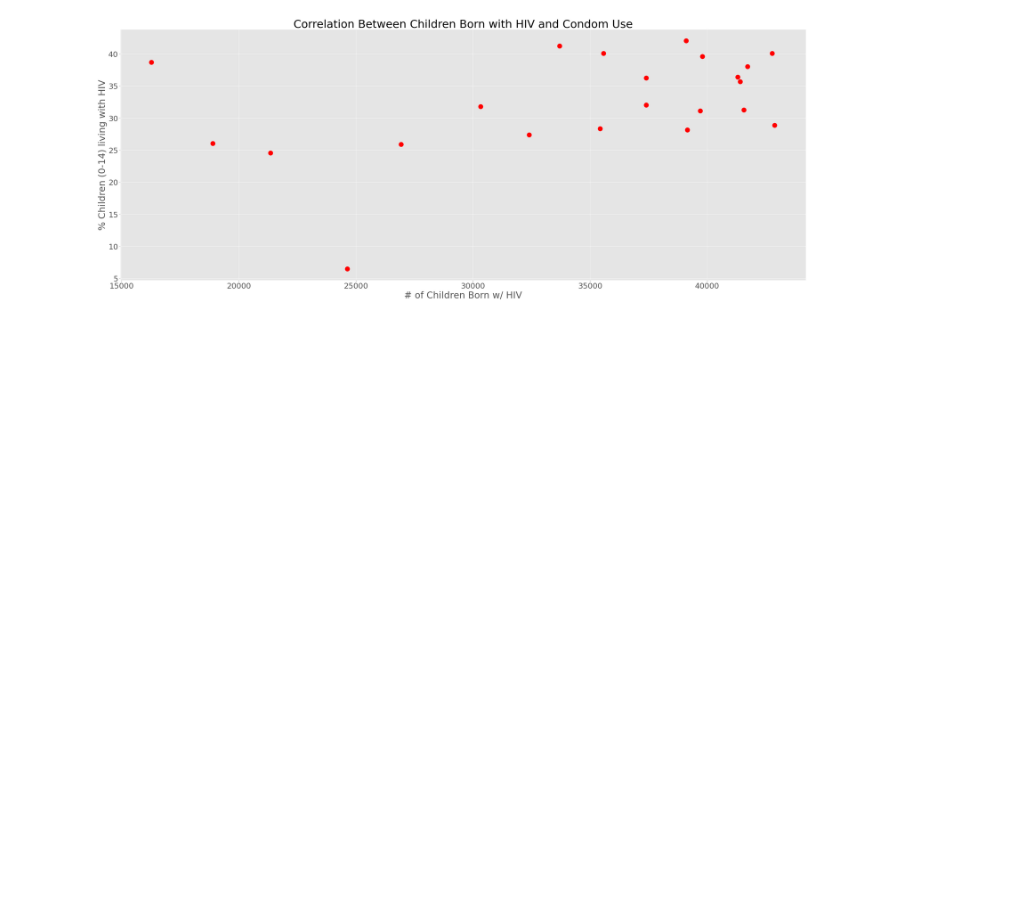
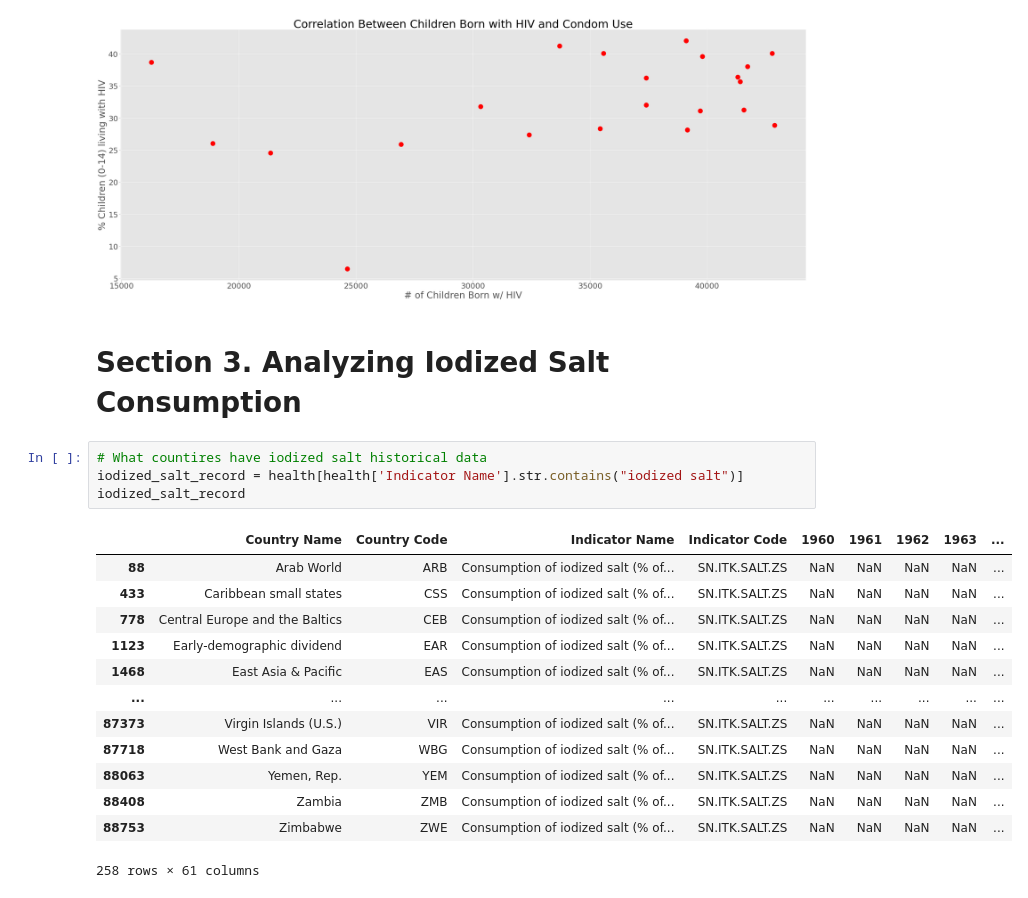
Before and after one commit to AndrewSamaha/HealthNutrition-and-PopulationStat, a Jupyter notebook: EDA.ipynb, the cells around one changed output. Cells and saved outputs as stored; diff of their text form; blank space fills up the shorter version.

```diff
--- a/EDA.ipynb
+++ b/EDA.ipynb
@@ -297,3 +297,23 @@ ax.set_ylabel('% Children (0-14) living with HIV')
 # %% [output]
 ''
 [figure]
+# %% [markdown]
+# Section 3. Analyzing Iodized Salt Consumption
+# %%
+# What countires have iodized salt historical data
+iodized_salt_record = health[health['Indicator Name'].str.contains("iodized salt")]
+iodized_salt_record
+# %% [output]
+|  | Country Name | Country Code | Indicator Name | Indicator Code | 1960 | 1961 | 1962 | 1963 | ... |
+| 88 | Arab World | ARB | Consumption of iodized salt (% of... | SN.ITK.SALT.ZS | NaN | NaN | NaN | NaN | ... |
+| 433 | Caribbean small states | CSS | Consumption of iodized salt (% of... | SN.ITK.SALT.ZS | NaN | NaN | NaN | NaN | ... |
+| 778 | Central Europe and the Baltics | CEB | Consumption of iodized salt (% of... | SN.ITK.SALT.ZS | NaN | NaN | NaN | NaN | ... |
+| 1123 | Early-demographic dividend | EAR | Consumption of iodized salt (% of... | SN.ITK.SALT.ZS | NaN | NaN | NaN | NaN | ... |
+| 1468 | East Asia & Pacific | EAS | Consumption of iodized salt (% of... | SN.ITK.SALT.ZS | NaN | NaN | NaN | NaN | ... |
+| ... | ... | ... | ... | ... | ... | ... | ... | ... | ... |
+| 87373 | Virgin Islands (U.S.) | VIR | Consumption of iodized salt (% of... | SN.ITK.SALT.ZS | NaN | NaN | NaN | NaN | ... |
+| 87718 | West Bank and Gaza | WBG | Consumption of iodized salt (% of... | SN.ITK.SALT.ZS | NaN | NaN | NaN | NaN | ... |
+| 88063 | Yemen, Rep. | YEM | Consumption of iodized salt (% of... | SN.ITK.SALT.ZS | NaN | NaN | NaN | NaN | ... |
+| 88408 | Zambia | ZMB | Consumption of iodized salt (% of... | SN.ITK.SALT.ZS | NaN | NaN | NaN | NaN | ... |
+| 88753 | Zimbabwe | ZWE | Consumption of iodized salt (% of... | SN.ITK.SALT.ZS | NaN | NaN | NaN | NaN | ... |
+258 rows × 61 columns
```
Also changed, not shown: parts of 4 cells of this notebook.
